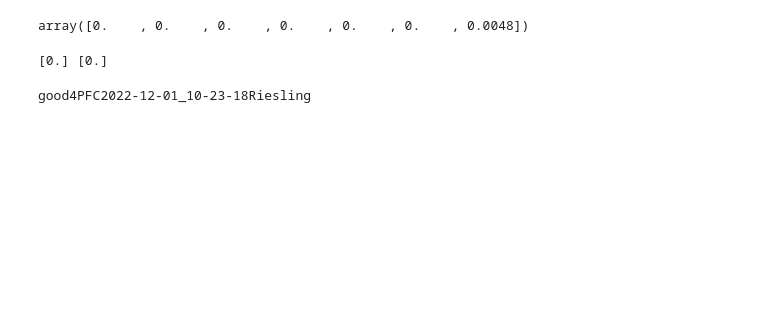
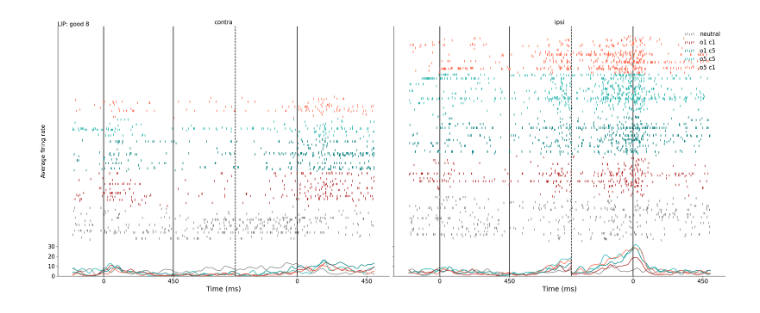
Before and after one commit to Ibos-lab/Users, a Jupyter notebook: losadac/plot_trials/tplot_trials.ipynb, the cells around one changed output. Drawn from its saved outputs; the diff is of its cells as text; code cells hidden in the pictures; blank space fills up the shorter version.

```diff
--- a/losadac/plot_trials/tplot_trials.ipynb
+++ b/losadac/plot_trials/tplot_trials.ipynb
@@ -350,24 +194,5 @@ for sample in samples_sampleon_0.keys():
-# %%
-mean_trs = np.mean(temp, axis=1)
-qmin = np.percentile(mean_trs, [1,50,60,70,80,90,q2])
-qmin
-# %% [output]
-array([0.    , 0.    , 0.    , 0.    , 0.    , 0.    , 0.0048])
-# %%
-q75, q25 = np.percentile(mean_trs, [75 ,25])
-iqr = q75 - q25
-upper_limit = np.percentile(mean_trs, [75]) + 1.5 * iqr
-lower_limit = np.percentile(mean_trs, [25]) - 1.5 * iqr
-print(lower_limit,upper_limit)
-# %% [output]
-[0.] [0.]
-# %%
-path_list = glob.glob('/envau/work/invibe/USERS/IBOS/data/Riesling/TSCM/OpenEphys/new_structure/session_struct/pfc/neurons/*')
-
-
-neu = NeuronData.from_python_hdf5(path_list[17])
-nid = neu.get_neuron_id()
-print(nid)
-sp, conv = plot_trials.prepare_data_plotb1(neu,rf_stim_loc= ["contra", "ipsi"],q1=0.5,q2=99.5)
-# %% [output]
-good4PFC2022-12-01_10-23-18Riesling
+# %%
+sp, conv = prepare_data_plotb1(neu,rf_stim_loc= ["contra", "ipsi"],cerotr=True)
+fig=neu.plot_sp_b1(sp, conv)
+# %% [output]
+[figure, added]
```
Also changed, not shown: parts of 11 cells of this notebook, 2 other files.
